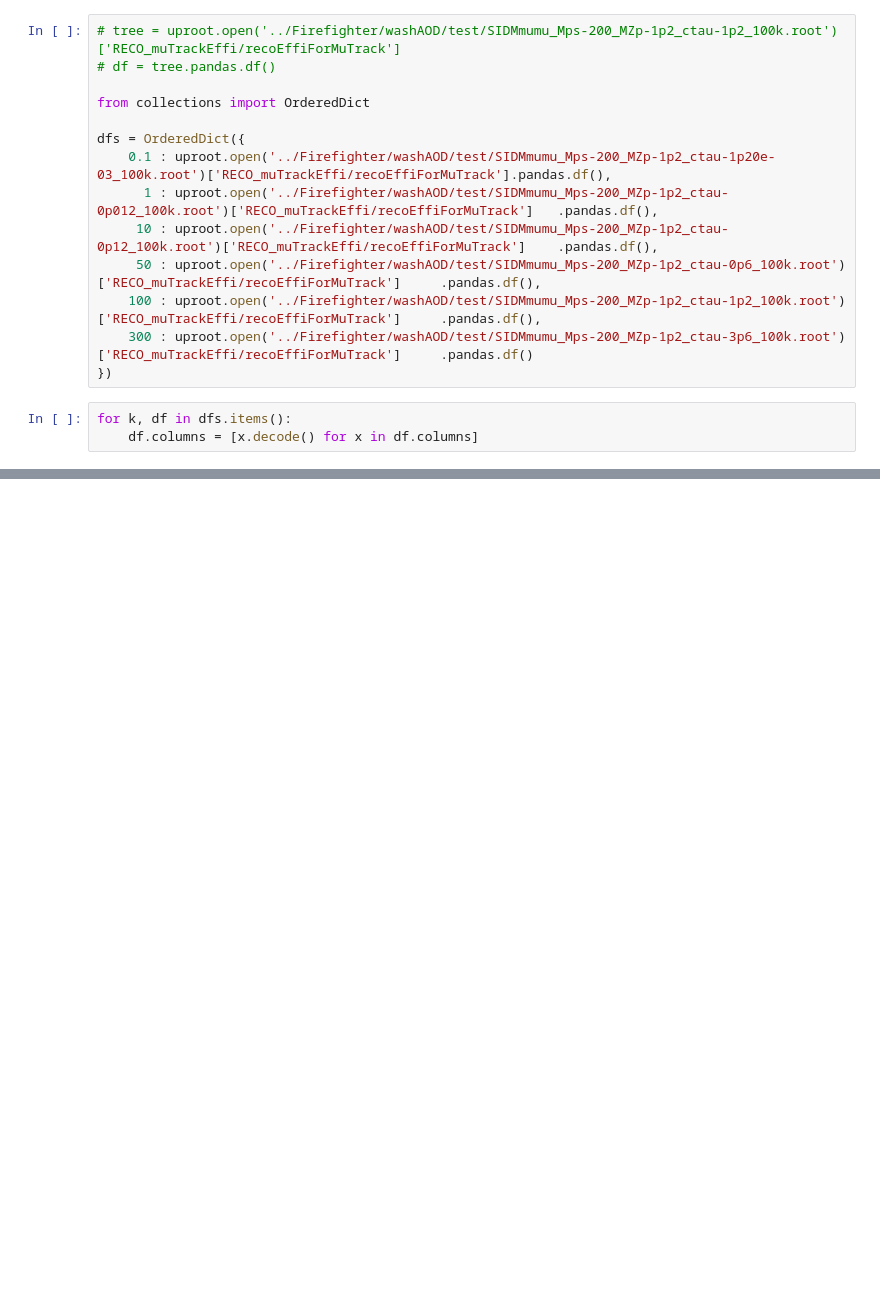
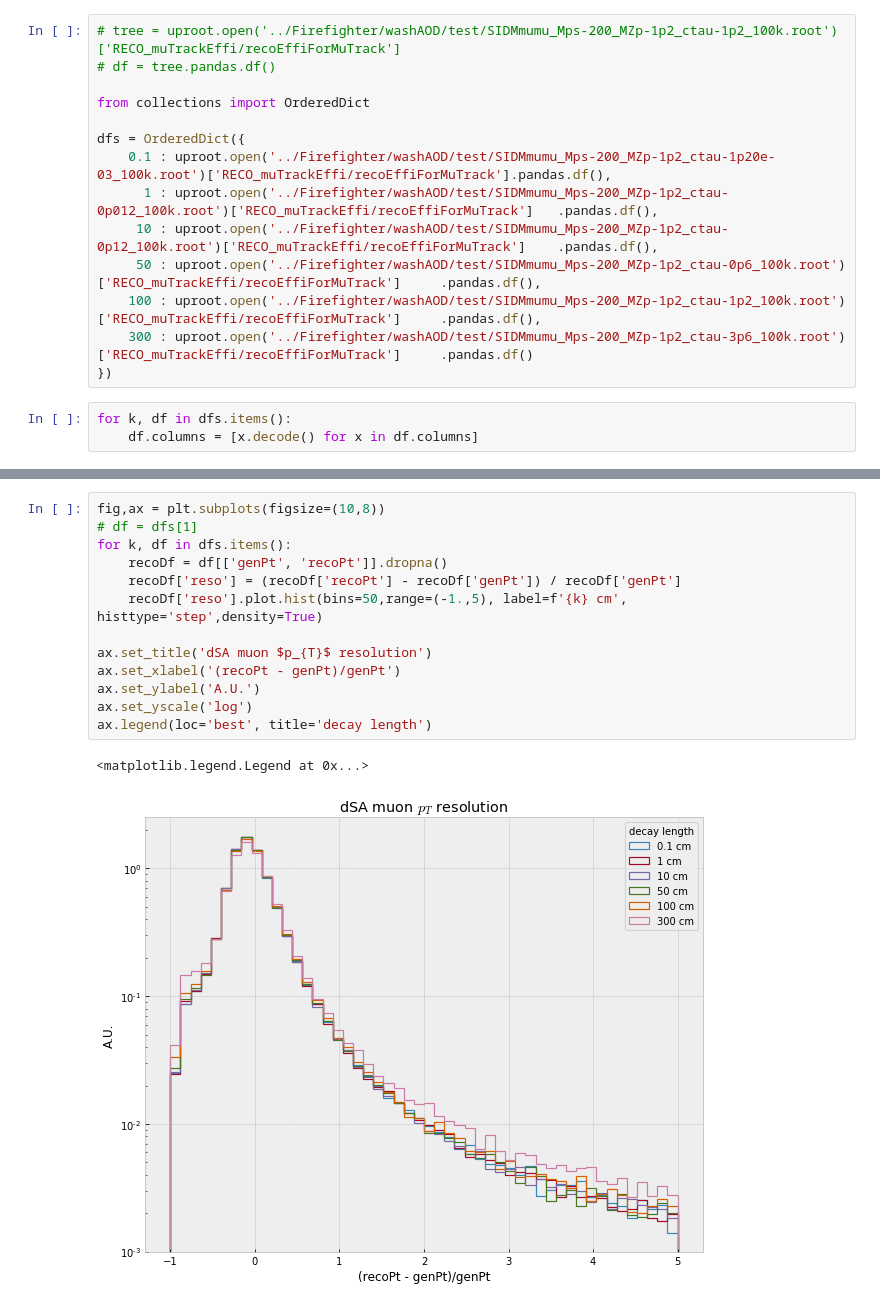
Before and after one commit to afrankenthal/iDM-analysis-plotting, a Jupyter notebook: recoMuEfficiency.ipynb, the cells around one changed output, grey strips where cells are left out. Cells and saved outputs as stored; diff of their text form; blank space fills up the shorter version.

```diff
--- a/recoMuEfficiency.ipynb
+++ b/recoMuEfficiency.ipynb
@@ -129,0 +135,16 @@ c.Draw()
+# %%
+fig,ax = plt.subplots(figsize=(10,8))
+# df = dfs[1]
+for k, df in dfs.items():
+    recoDf = df[['genPt', 'recoPt']].dropna()
+    recoDf['reso'] = (recoDf['recoPt'] - recoDf['genPt']) / recoDf['genPt']
+    recoDf['reso'].plot.hist(bins=50,range=(-1.,5), label=f'{k} cm', histtype='step',density=True)
+
+ax.set_title('dSA muon $p_{T}$ resolution')
+ax.set_xlabel('(recoPt - genPt)/genPt')
+ax.set_ylabel('A.U.')
+ax.set_yscale('log')
+ax.legend(loc='best', title='decay length')
+# %% [output]
+<matplotlib.legend.Legend at 0x...>
+[figure, added]
```
Also changed, not shown: parts of 8 cells of this notebook, 2 other files.
